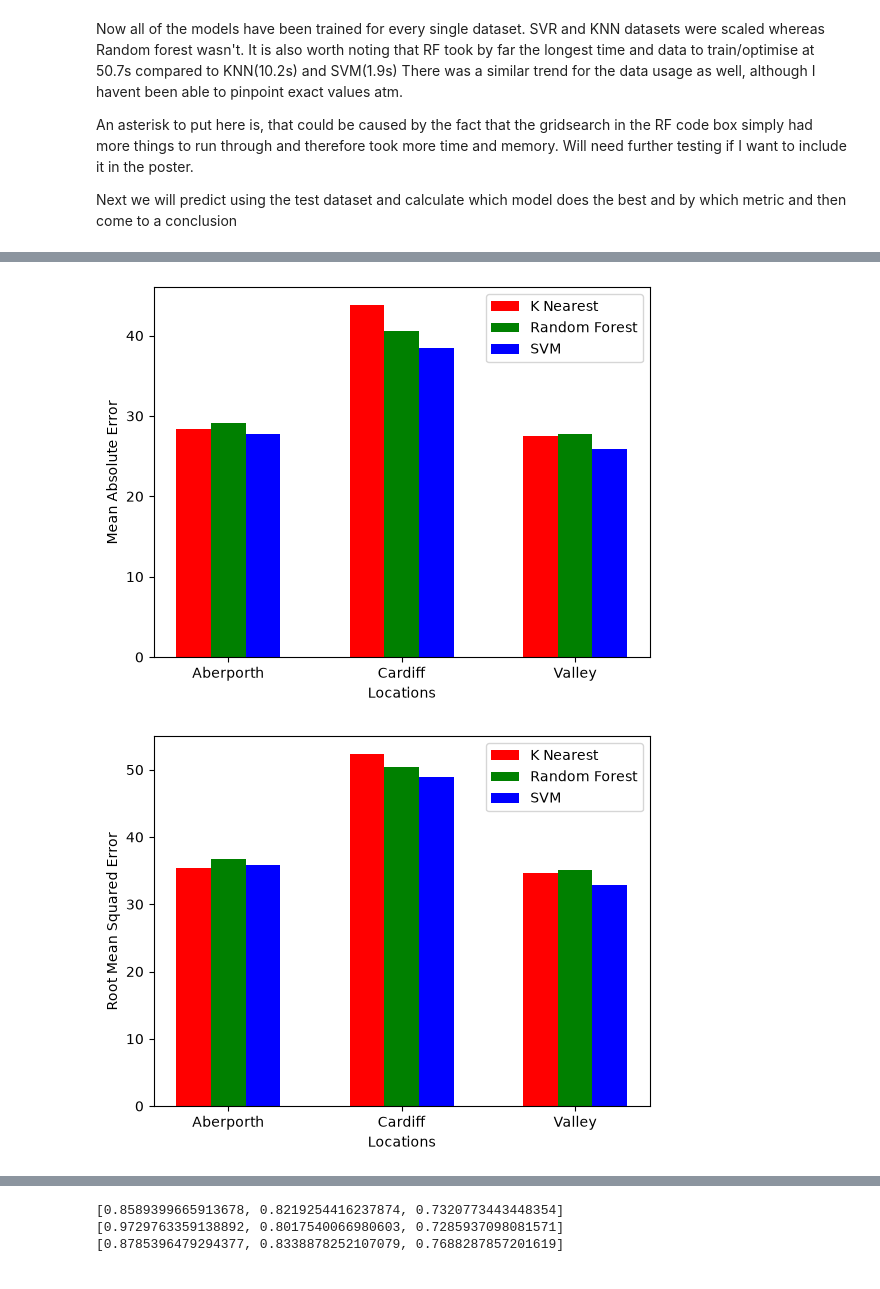
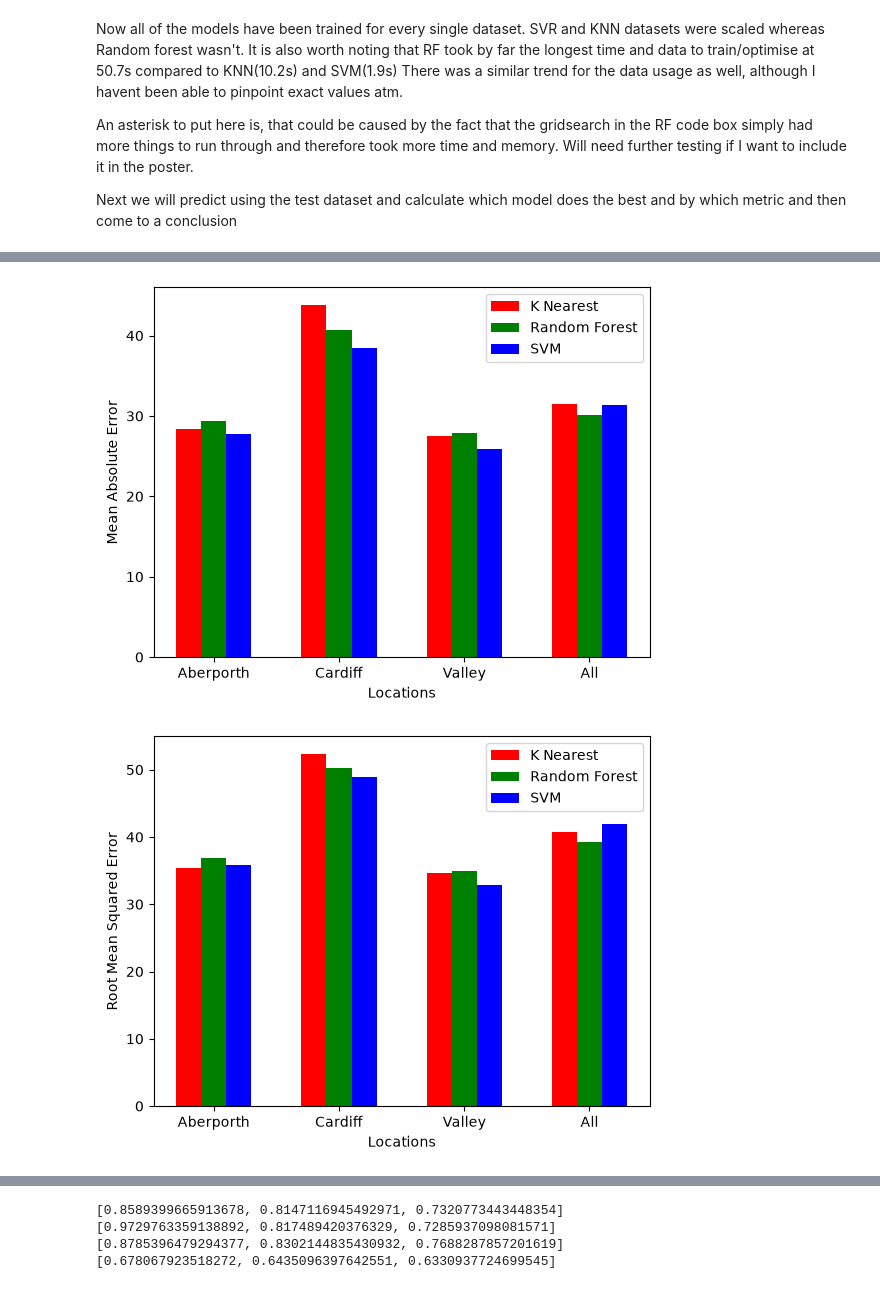
Before and after one commit to AtsDenli/Y2ML1.1, a Jupyter notebook: models.ipynb, the cells around one changed output, grey strips where cells are left out. Drawn from its saved outputs; the diff is of its cells as text; code cells hidden in the pictures.

```diff
--- a/models.ipynb
+++ b/models.ipynb
@@ -12,6 +13,7 @@ import matplotlib.pyplot as plt
 aberporth = np.load("aberporth.npy")
 cardiff = np.load("cardiff.npy")
 valley = np.load("valley.npy")
+all = np.concatenate((aberporth, cardiff, valley))
 
 print(aberporth.shape)
 print(cardiff.shape)
@@ -109,8 +129,6 @@ paramGridRf = {
     "criterion": ['squared_error', 'absolute_error', 'poisson'],
     "max_features": ['sqrt', 'log2']
 }
-gridSearchRf = GridSearchCV(estimator=RandomForestRegressor(), param_grid=paramGridRf, cv=5, n_jobs=-1)
-
 #Training for Aberporth
 aRf = GridSearchCV(estimator=RandomForestRegressor(), param_grid=paramGridRf, cv=5, n_jobs=-1)
 aRf.fit(aTrainX, aTrainY)
@@ -122,6 +140,10 @@ cRf.fit(cTrainX, cTrainY)
 #Training for Valley
 vRf = GridSearchCV(estimator=RandomForestRegressor(), param_grid=paramGridRf, cv=5, n_jobs=-1)
 vRf.fit(vTrainX, vTrainY)
+
+#Training for all
+allRf = GridSearchCV(estimator=RandomForestRegressor(), param_grid=paramGridRf, cv=5, n_jobs=-1)
+allRf.fit(allTrainX, allTrainY)
 # %% [output]
 GridSearchCV(cv=5, estimator=RandomForestRegressor(), n_jobs=-1,
              param_grid={'criterion': ['squared_error', 'absolute_error',
@@ -147,6 +169,10 @@ cSvr.fit(cTrainXScaled, cTrainY)
 #Training for Valley
 vSvr = GridSearchCV(estimator=SVR(), param_grid=paramGridSvm, cv=5, n_jobs=-1)
 vSvr.fit(vTrainXScaled, vTrainY)
+
+#Training for all
+allSvr = GridSearchCV(estimator=SVR(), param_grid=paramGridSvm, cv=5, n_jobs=-1)
+allSvr.fit(allTrainXScaled, allTrainY)
 # %% [output]
 GridSearchCV(cv=5, estimator=SVR(), n_jobs=-1,
              param_grid={'C': [0.01, 10], 'epsilon': [0.01, 10],
@@ -197,60 +223,64 @@ vRfPred = vRf.best_estimator_.predict(vTestX)
 vSvrPred = vSvr.best_estimator_.predict(vTestXScaled)
 vPreds = [vKnnPred, vRfPred, vSvrPred]
 vMSE, vMAE, vRMSE, vMAPE, vR2 = getMetrics(vPreds, vTestY)
+
+#All
+allKnnPred = Allknn.best_estimator_.predict(allTestXScaled)
+allRfPred = allRf.best_estimator_.predict(allTestX)
+allSvrPred = allSvr.best_estimator_.predict(allTestXScaled)
+allPreds = [allKnnPred, allRfPred, allSvrPred]
+allMSE, allMAE, allRMSE, allMAPE, allR2 = getMetrics(allPreds, allTestY)
 # %%
 #Bar plots
 #MSE
-x = np.arange(3)
-knnMSE = [aMSE[0], cMSE[0], vMSE[0]]
-rfMSE = [aMSE[1], cMSE[1], vMSE[1]]
-svrMSE = [aMSE[2], cMSE[2], vMSE[2]]
+x = np.arange(4)
+knnMSE = [aMSE[0], cMSE[0], vMSE[0], allMSE[0]]
+rfMSE = [aMSE[1], cMSE[1], vMSE[1], allMSE[1]]
+svrMSE = [aMSE[2], cMSE[2], vMSE[2], allMSE[2]]
 width = 0.2
 plt.bar(x-width, knnMSE, width, color='red')
 plt.bar(x, rfMSE, width, color='green')
 plt.bar(x+width, svrMSE, width, color='blue')
-plt.xticks(x,['Aberporth', 'Cardiff', 'Valley'])
+plt.xticks(x,['Aberporth', 'Cardiff', 'Valley', 'All'])
 plt.xlabel("Locations")
 plt.ylabel("Mean Squared Error")
 plt.legend(['K Nearest', 'Random Forest', 'SVM'])
 plt.show()
 
 #MAE
-knnMAE = [aMAE[0], cMAE[0], vMAE[0]]
-rfMAE = [aMAE[1], cMAE[1], vMAE[1]]
-svrMAE = [aMAE[2], cMAE[2], vMAE[2]]
-width = 0.2
+knnMAE = [aMAE[0], cMAE[0], vMAE[0], allMAE[0]]
+rfMAE = [aMAE[1], cMAE[1], vMAE[1], allMAE[1]]
+svrMAE = [aMAE[2], cMAE[2], vMAE[2], allMAE[2]]
 plt.bar(x-width, knnMAE, width, color='red')
 plt.bar(x, rfMAE, width, color='green')
 plt.bar(x+width, svrMAE, width, color='blue')
-plt.xticks(x,['Aberporth', 'Cardiff', 'Valley'])
+plt.xticks(x,['Aberporth', 'Cardiff', 'Valley', 'All'])
 plt.xlabel("Locations")
 plt.ylabel("Mean Absolute Error")
 plt.legend(['K Nearest', 'Random Forest', 'SVM'])
 plt.show()
 
 #RMSE
-knnRMSE = [aRMSE[0], cRMSE[0], vRMSE[0]]
-rfRMSE = [aRMSE[1], cRMSE[1], vRMSE[1]]
-svrRMSE = [aRMSE[2], cRMSE[2], vRMSE[2]]
-width = 0.2
+knnRMSE = [aRMSE[0], cRMSE[0], vRMSE[0], allRMSE[0]]
+rfRMSE = [aRMSE[1], cRMSE[1], vRMSE[1], allRMSE[1]]
+svrRMSE = [aRMSE[2], cRMSE[2], vRMSE[2], allRMSE[2]]
 plt.bar(x-width, knnRMSE, width, color='red')
 plt.bar(x, rfRMSE, width, color='green')
 plt.bar(x+width, svrRMSE, width, color='blue')
-plt.xticks(x,['Aberporth', 'Cardiff', 'Valley'])
+plt.xticks(x,['Aberporth', 'Cardiff', 'Valley', 'All'])
 plt.xlabel("Locations")
 plt.ylabel("Root Mean Squared Error")
 plt.legend(['K Nearest', 'Random Forest', 'SVM'])
 plt.show()
 
 #R2
-knnR2 = [aR2[0], cR2[0], vR2[0]]
-rfR2 = [aR2[1], cR2[1], vR2[1]]
-svrR2 = [aR2[2], cR2[2], vR2[2]]
-width = 0.2
+knnR2 = [aR2[0], cR2[0], vR2[0], allR2[0]]
+rfR2 = [aR2[1], cR2[1], vR2[1], allR2[1]]
+svrR2 = [aR2[2], cR2[2], vR2[2], allR2[2]]
 plt.bar(x-width, knnR2, width, color='red')
 plt.bar(x, rfR2, width, color='green')
 plt.bar(x+width, svrR2, width, color='blue')
-plt.xticks(x,['Aberporth', 'Cardiff', 'Valley'])
+plt.xticks(x,['Aberporth', 'Cardiff', 'Valley', 'all'])
 plt.xlabel("Locations")
 plt.ylabel("R2 Value")
 plt.legend(['K Nearest', 'Random Forest', 'SVM'])
@@ -259,4 +289,5 @@ plt.show()
 print(aMAPE)
 print(cMAPE)
 print(vMAPE)
+print(allMAPE)
 # %% [output]
@@ -264,2 +295,2 @@ print(vMAPE)
-[figure, old version]
+[figure, new version]
-[figure, old version]
+[figure, new version]
@@ -267,3 +298,4 @@ print(vMAPE)
-[0.8589399665913678, 0.8219254416237874, 0.7320773443448354]
-[0.9729763359138892, 0.8017540066980603, 0.7285937098081571]
-[0.8785396479294377, 0.8338878252107079, 0.7688287857201619]
+[0.8589399665913678, 0.8147116945492971, 0.7320773443448354]
+[0.9729763359138892, 0.817489420376329, 0.7285937098081571]
+[0.8785396479294377, 0.8302144835430932, 0.7688287857201619]
+[0.678067923518272, 0.6435096397642551, 0.6330937724699545]
```
Also changed, not shown: parts of 7 cells of this notebook.
